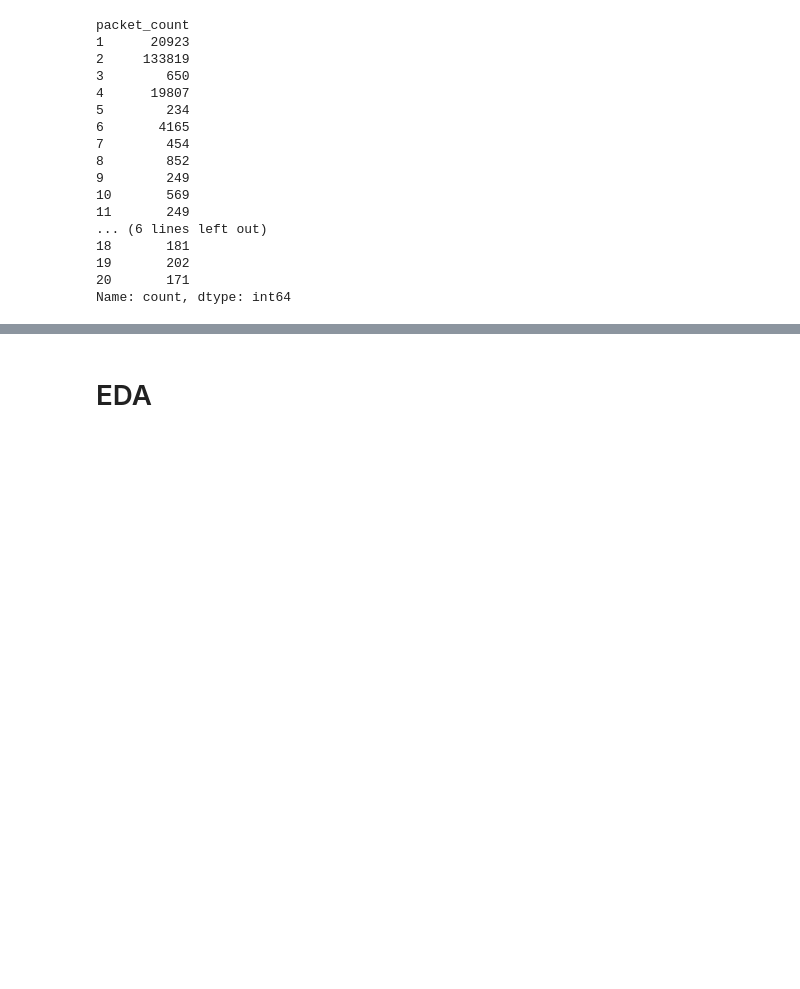
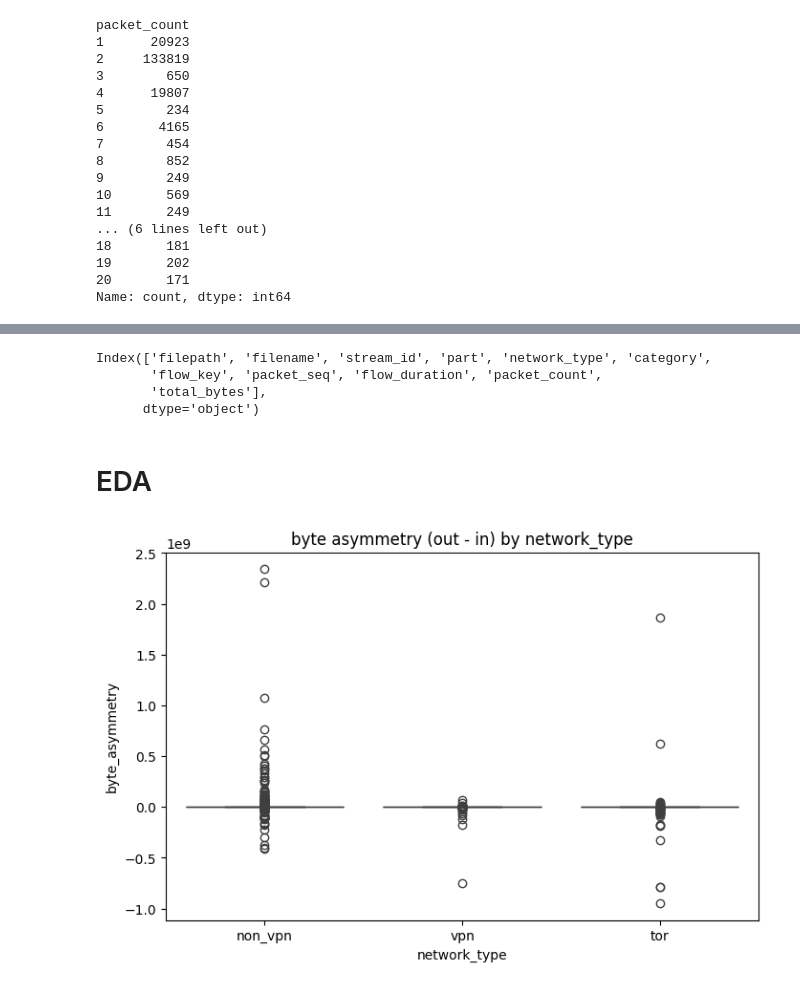
Before and after one commit to ZhiSherng/encrypted_traffic_classification, a Jupyter notebook: parsing_and_initial_eda.ipynb, the cells around one changed output, grey strips where cells are left out. Cells and saved outputs as stored; diff of their text form; code cells hidden in the pictures; blank space fills up the shorter version.

```diff
--- a/parsing_and_initial_eda.ipynb
+++ b/parsing_and_initial_eda.ipynb
@@ -495,0 +651,17 @@ plt.show()
+# %%
+#apply and expand into columns: bytes_out_0...49, bytes_in_0...49
+bytes_result = df_clean["packet_seq"].apply(bucket_bytes_by_direction)
+bytes_cols = [f"bytes_out_{i}" for i in range(NUM_BUCKETS)] + [f"bytes_in_{i}" for i in range(NUM_BUCKETS)]
+df_bytes = pd.DataFrame(bytes_result.tolist(), columns=bytes_cols, index=df_clean.index)
+
+#apply and expand into columns: packets_out_0...49, packets_in_0...49
+packets_result = df_clean["packet_seq"].apply(bucket_packets_by_direction)
+packets_cols = [f"packets_out_{i}" for i in range(NUM_BUCKETS)] + [f"packets_in_{i}" for i in range(NUM_BUCKETS)]
+df_packets = pd.DataFrame(packets_result.tolist(), columns=packets_cols, index=df_clean.index)
+# %%
+print(f"before shape: {df_clean.shape}")
+
+#combine with original columns
+df_clean_features = pd.concat([df_clean, df_bytes, df_packets], axis=1)
+print(f"after shape: {df_clean_features.shape}")
+df_clean_features.head(3)
@@ -496,2 +676,27 @@ plt.show()
+# %%
+df_clean.columns
+# %% [output]
+Index(['filepath', 'filename', 'stream_id', 'part', 'network_type', 'category',
+       'flow_key', 'packet_seq', 'flow_duration', 'packet_count',
+       'total_bytes'],
+      dtype='object')
 # %% [markdown]
 # EDA
+# %%
+#asymmetry between bytes out and bytes in, across network_type
+bytes_out_cols = [c for c in df_clean_features.columns if c.startswith("bytes_out_")]
+bytes_in_cols = [c for c in df_clean_features.columns if c.startswith("bytes_in_")]
+
+df_clean_features["total_bytes_out"] = df_clean_features[bytes_out_cols].sum(axis=1)
+df_clean_features["total_bytes_in"] = df_clean_features[bytes_in_cols].sum(axis=1)
+df_clean_features["byte_asymmetry"] = df_clean_features["total_bytes_out"] - df_clean_features["total_bytes_in"]
+
+import seaborn as sns
+plt.figure(figsize=(8, 5))
+sns.boxplot(data=df_clean_features, x="network_type", y="byte_asymmetry")
+plt.title("byte asymmetry (out - in) by network_type")
+plt.show()
+
+#does seem to help distinguish network type
+# %% [output]
+[figure, added]
```
Also changed, not shown: parts of 23 cells of this notebook.
